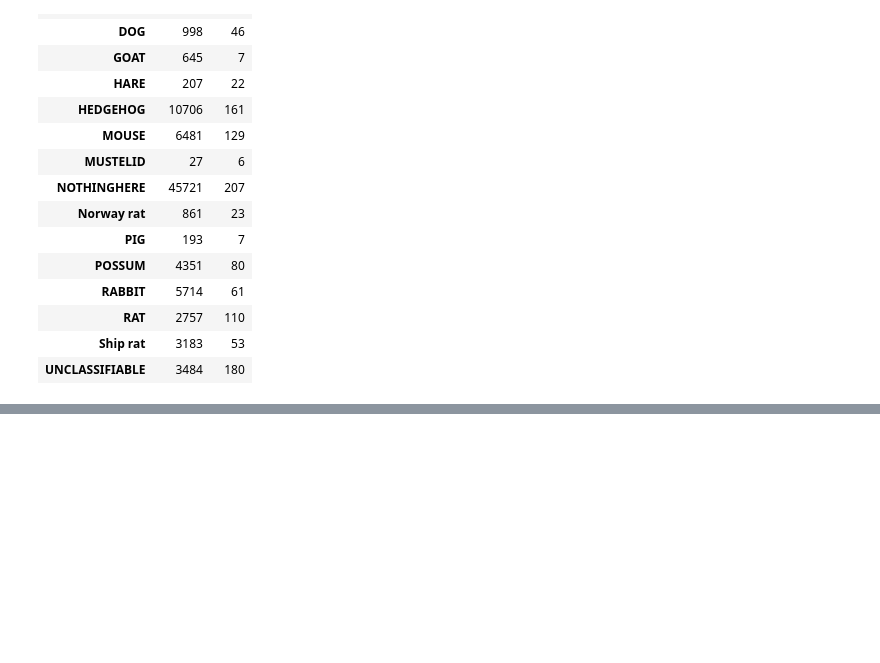
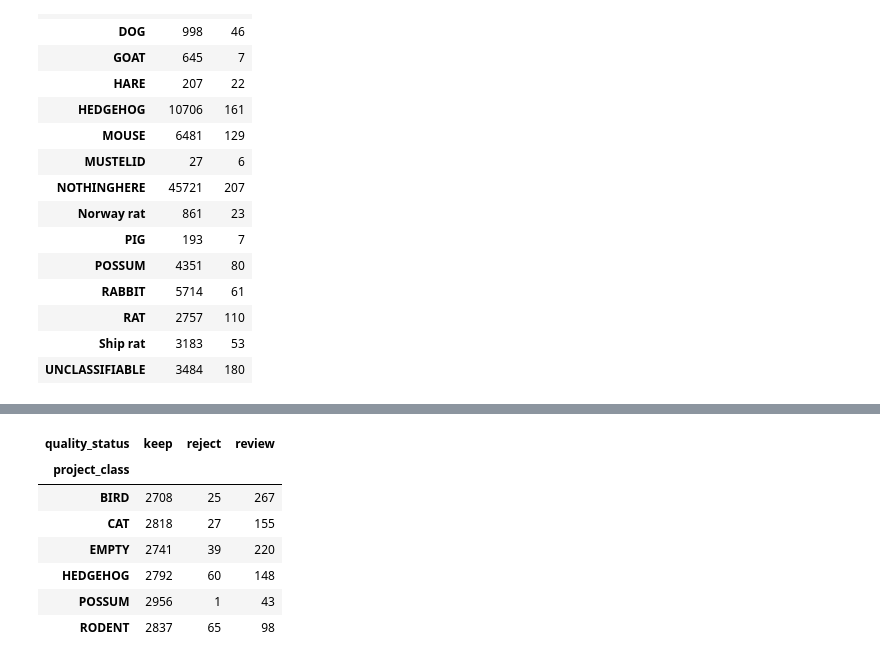
Before and after one commit to elodie-wu/ai-predator-early-warning, a Jupyter notebook: notebooks/01_prepare_dataset.ipynb, the cells around one changed output, grey strips where cells are left out. Drawn from its saved outputs; the diff is of its cells as text; code cells hidden in the pictures; blank space fills up the shorter version.

```diff
--- a/notebooks/01_prepare_dataset.ipynb
+++ b/notebooks/01_prepare_dataset.ipynb
@@ -133,0 +804,34 @@ label_summary
+# %%
+quality_df["hard_reject"] = (
+    (quality_df["overexposed_ratio"] > 0.60)
+    |
+    (
+        (quality_df["brightness"] > 240)
+        & (quality_df["contrast"] < 25)
+    )
+    |
+    (quality_df["brightness"] < 20)
+)
+
+quality_df["needs_review"] = (
+    ~quality_df["hard_reject"]
+    &
+    (
+        (quality_df["overexposed_ratio"] > 0.40)
+        | (quality_df["brightness"] < 30)
+        | (quality_df["contrast"] < 25)
+    )
+)
+
+def get_quality_status(row):
+    if row["hard_reject"]:
+        return "reject"
+    elif row["needs_review"]:
+        return "review"
+    else:
+        return "keep"
+
+quality_df["quality_status"] = quality_df.apply(
+    get_quality_status,
+    axis=1
+)
@@ -133,0 +861,18 @@ label_summary
+# %%
+#  Check Quality by Class
+
+quality_by_class = pd.crosstab(
+    quality_df["project_class"],
+    quality_df["quality_status"]
+)
+
+quality_by_class
+# %% [output]
+| quality_status | keep | reject | review |
+| project_class |  |  |  |
+| BIRD | 2708 | 25 | 267 |
+| CAT | 2818 | 27 | 155 |
+| EMPTY | 2741 | 39 | 220 |
+| HEDGEHOG | 2792 | 60 | 148 |
+| POSSUM | 2956 | 1 | 43 |
+| RODENT | 2837 | 65 | 98 |
```
Also changed, not shown: parts of 41 cells of this notebook, 5 other files.
